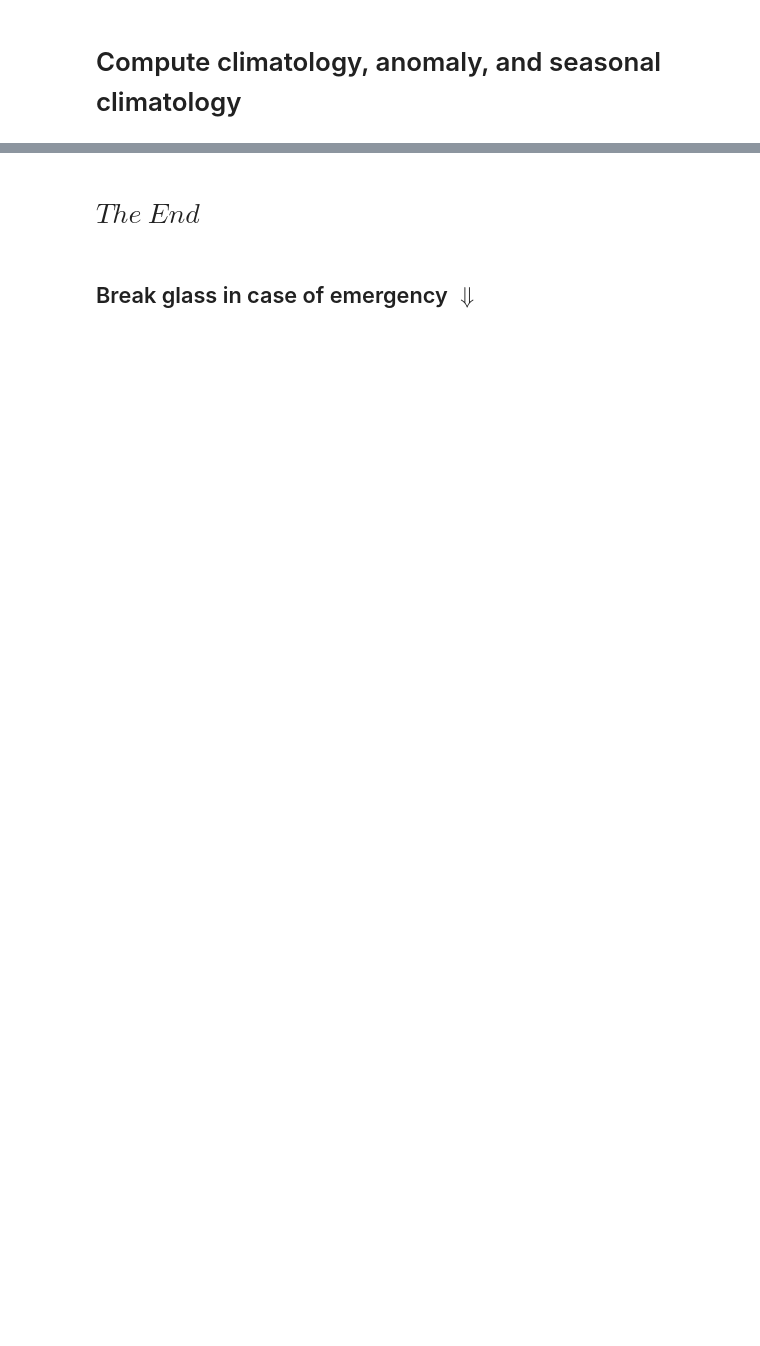
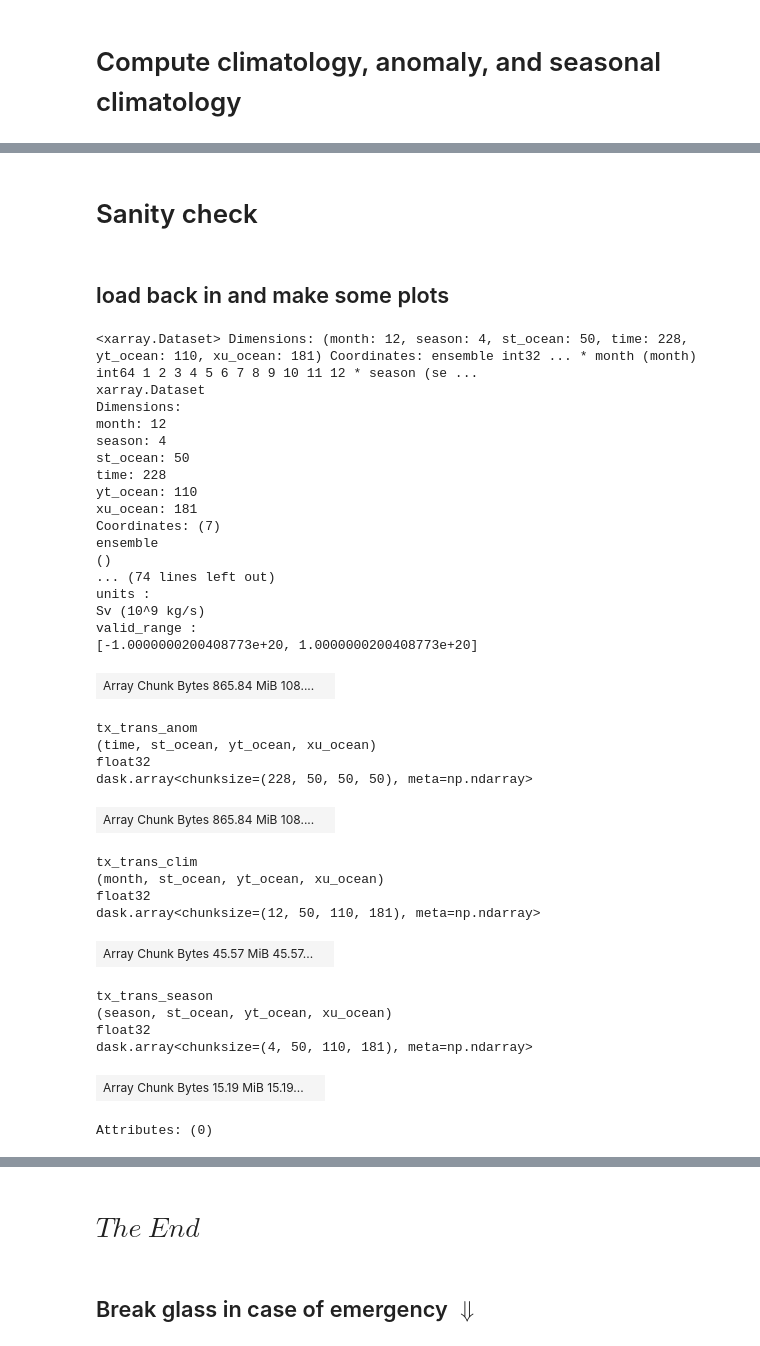
Before and after one commit to csiro-dcfp/NCI-OOD-examples, a Jupyter notebook: write_CAFE60_Tx_transports.ipynb, the cells around one changed output, grey strips where cells are left out. Cells and saved outputs as stored; diff of their text form; code cells hidden in the pictures; blank space fills up the shorter version.

```diff
--- a/write_CAFE60_Tx_transports.ipynb
+++ b/write_CAFE60_Tx_transports.ipynb
@@ -199,0 +209,4 @@ MergeError: conflicting values for variable 'tx_trans' on objects to be combined
+# %% [markdown]
+# Sanity check
+# %% [markdown]
+## load back in and make some plots
@@ -199,0 +215,37 @@ MergeError: conflicting values for variable 'tx_trans' on objects to be combined
+# %%
+DS
+# %% [output]
+<xarray.Dataset> Dimensions: (month: 12, season: 4, st_ocean: 50, time: 228, yt_ocean: 110, xu_ocean: 181) Coordinates: ensemble int32 ... * month (month) int64 1 2 3 4 5 6 7 8 9 10 11 12 * season (se ...
+xarray.Dataset
+Dimensions:
+month: 12
+season: 4
+st_ocean: 50
+time: 228
+yt_ocean: 110
+xu_ocean: 181
+Coordinates: (7)
+ensemble
+()
+... (74 lines left out)
+units :
+Sv (10^9 kg/s)
+valid_range :
+[-1.0000000200408773e+20, 1.0000000200408773e+20]
+| Array Chunk Bytes 865.84 MiB 108.... |  |
+tx_trans_anom
+(time, st_ocean, yt_ocean, xu_ocean)
+float32
+dask.array<chunksize=(228, 50, 50, 50), meta=np.ndarray>
+| Array Chunk Bytes 865.84 MiB 108.... |  |
+tx_trans_clim
+(month, st_ocean, yt_ocean, xu_ocean)
+float32
+dask.array<chunksize=(12, 50, 110, 181), meta=np.ndarray>
+| Array Chunk Bytes 45.57 MiB 45.57... |  |
+tx_trans_season
+(season, st_ocean, yt_ocean, xu_ocean)
+float32
+dask.array<chunksize=(4, 50, 110, 181), meta=np.ndarray>
+| Array Chunk Bytes 15.19 MiB 15.19... |  |
+Attributes: (0)
```
Also changed, not shown: parts of 16 cells of this notebook.
